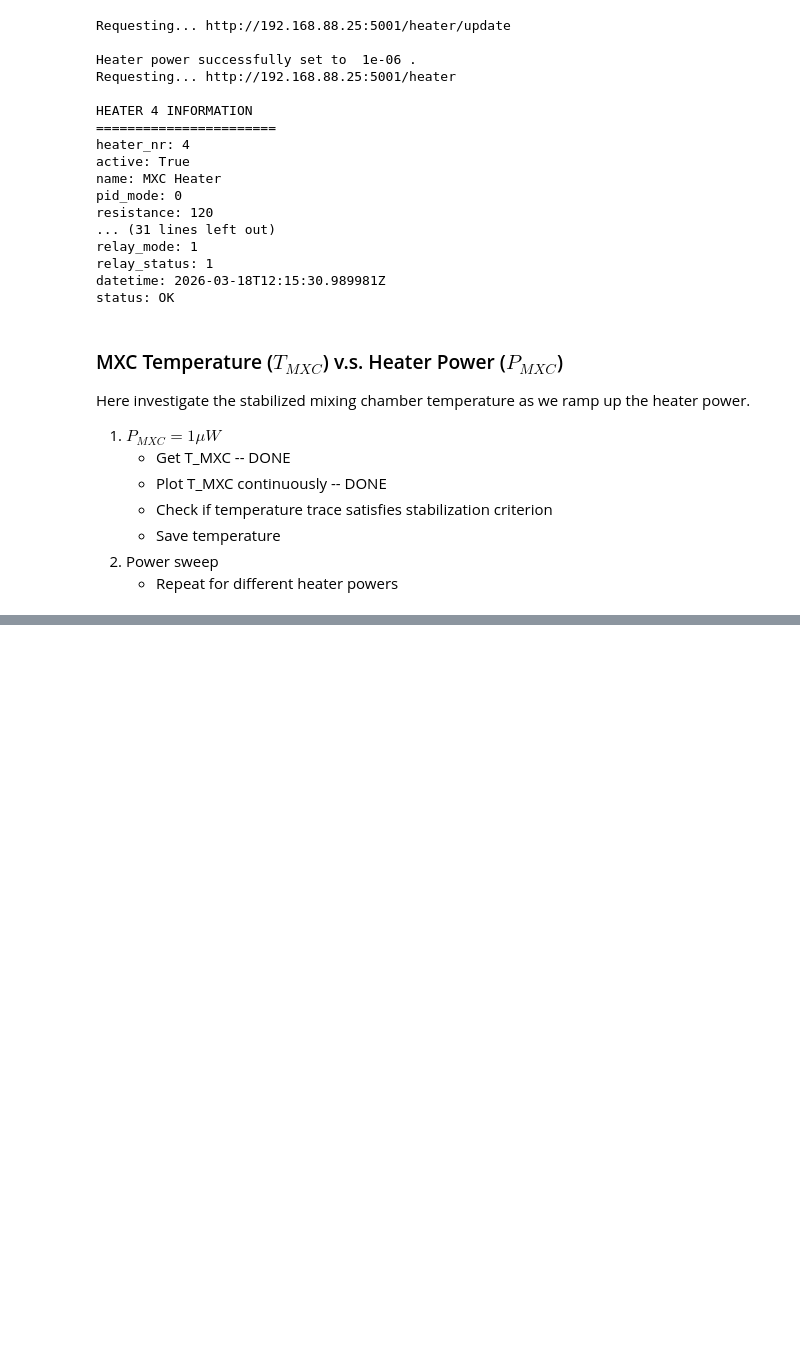
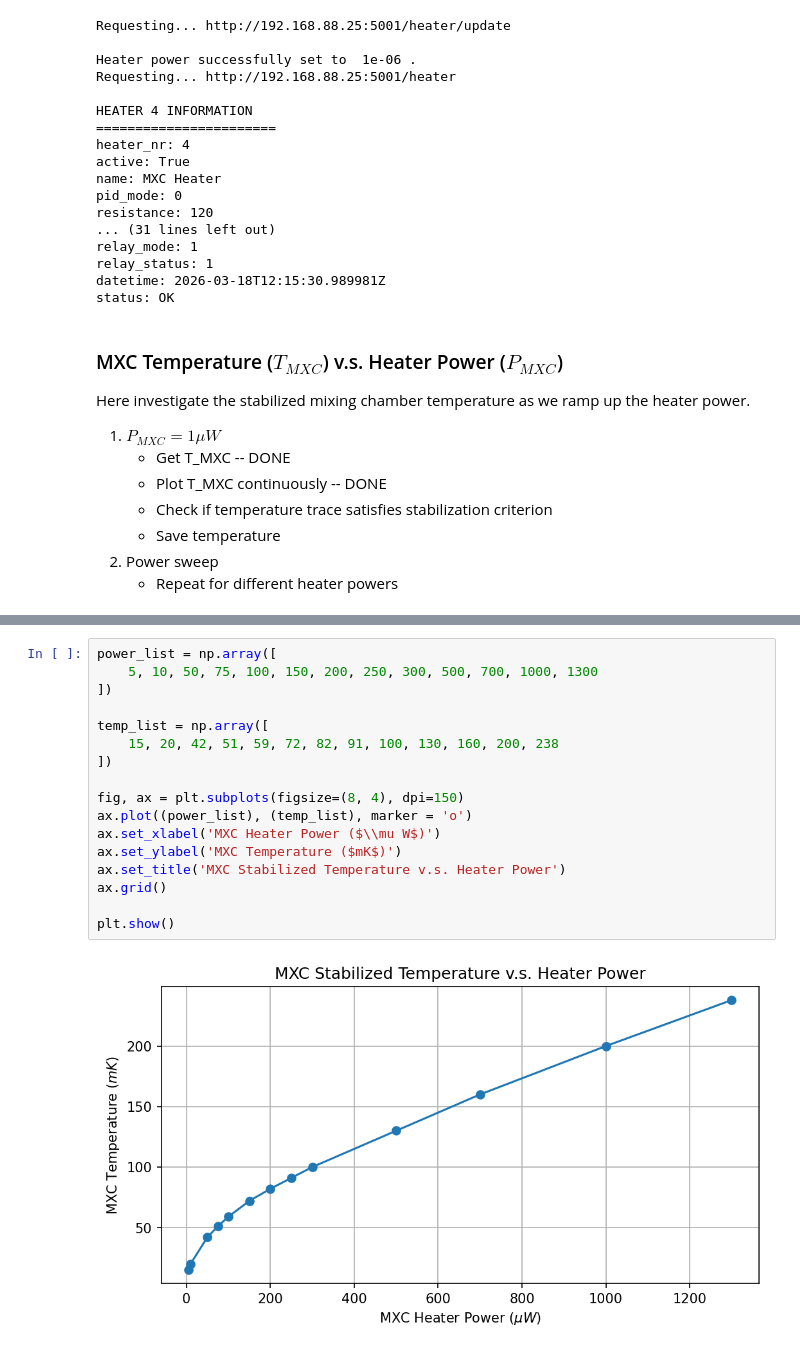
Before and after one commit to jaianandiyer690/Presto-Measurement-Scripts, a Jupyter notebook: Planck/BlueFTC_setup.ipynb, the cells around one changed output, grey strips where cells are left out. Cells and saved outputs as stored; diff of their text form; blank space fills up the shorter version.

```diff
--- a/Planck/BlueFTC_setup.ipynb
+++ b/Planck/BlueFTC_setup.ipynb
@@ -555,0 +569,19 @@ status: OK
+# %%
+power_list = np.array([
+    5, 10, 50, 75, 100, 150, 200, 250, 300, 500, 700, 1000, 1300
+])
+
+temp_list = np.array([
+    15, 20, 42, 51, 59, 72, 82, 91, 100, 130, 160, 200, 238
+])
+
+fig, ax = plt.subplots(figsize=(8, 4), dpi=150)
+ax.plot((power_list), (temp_list), marker = 'o')
+ax.set_xlabel('MXC Heater Power ($\\mu W$)')
+ax.set_ylabel('MXC Temperature ($mK$)')
+ax.set_title('MXC Stabilized Temperature v.s. Heater Power')
+ax.grid()
+
+plt.show()
+# %% [output]
+[figure, added]
```
Also changed, not shown: parts of 4 cells of this notebook, 10 other files.
